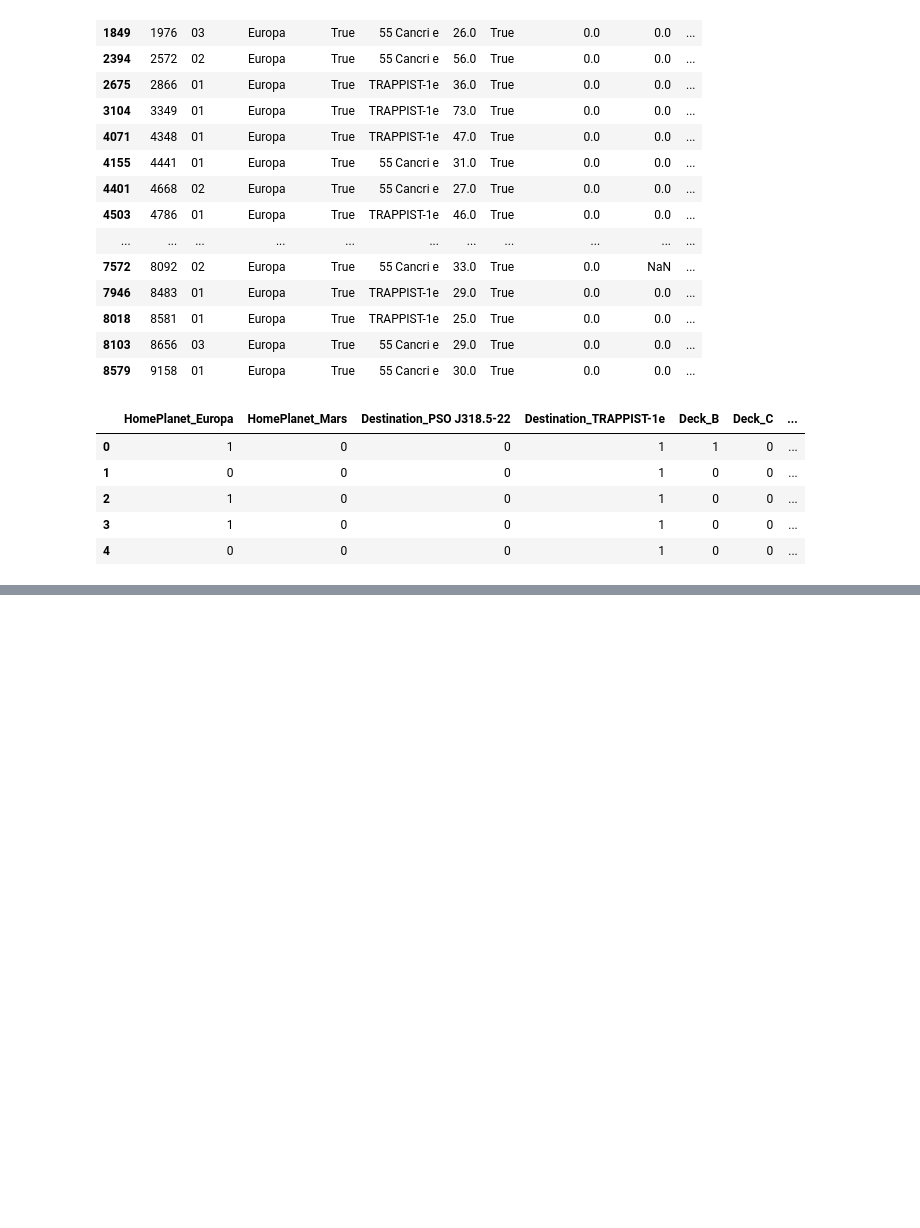
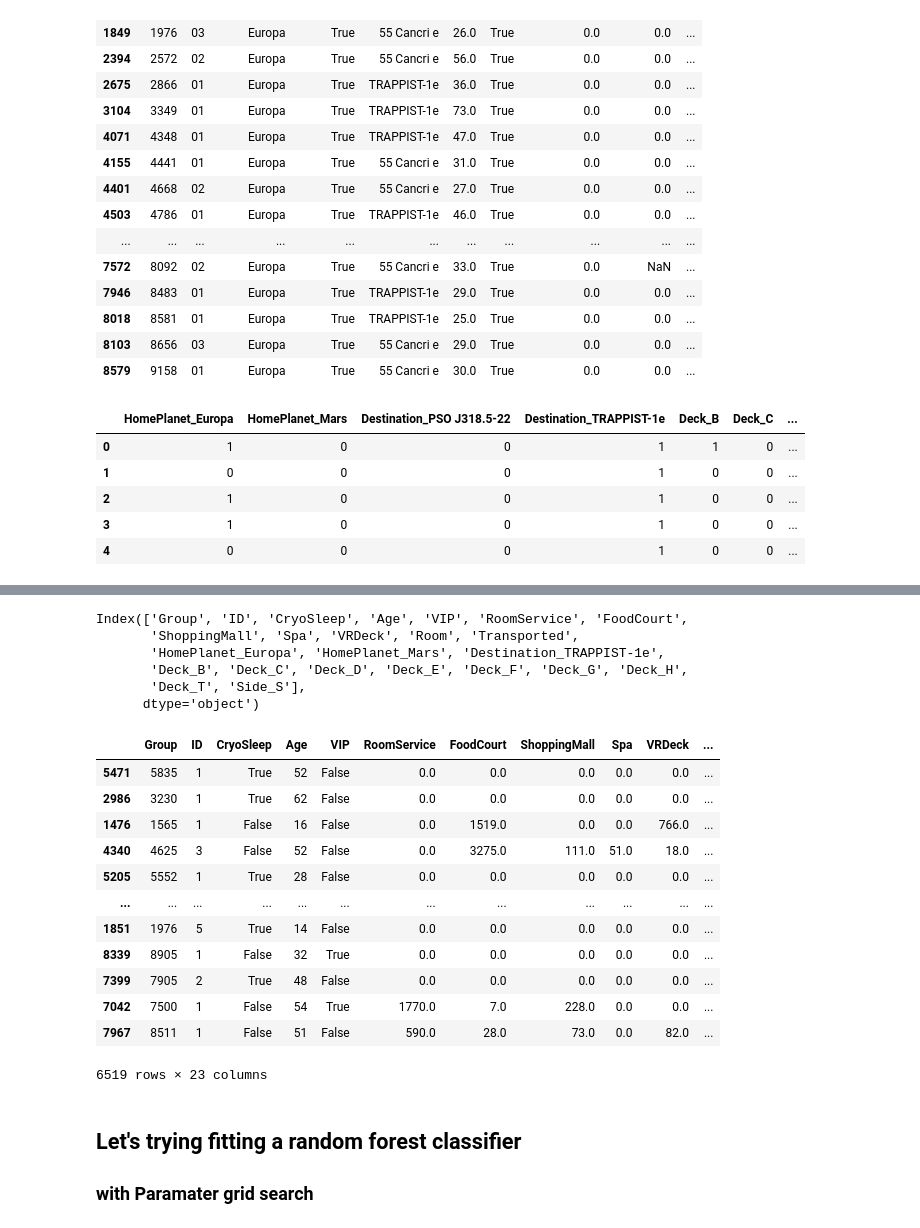
Before and after one commit to jmeisenh/SpaceTitanic, a Jupyter notebook: SpaceShipTitanicWorkflow.ipynb, the cells around one changed output, grey strips where cells are left out. Saved outputs shown, nothing was run; the diff lists cells and outputs as text; code cells hidden in the pictures; blank space fills up the shorter version.

Commit message:
first model random forest done

```diff
--- a/SpaceShipTitanicWorkflow.ipynb
+++ b/SpaceShipTitanicWorkflow.ipynb
@@ -961,0 +1017,6 @@ dtype: int64
+# %%
+# lets dummify text columns and drop first name last name and total spent
+dfCleaned = dfCleaned.drop(['FirstName', 'LastName', 'TotalSpent'], axis = 1)
+# %%
+dfCleanedDum = pd.get_dummies(dfCleaned, columns = ['HomePlanet', 'Destination', 'Deck', 'Side'], drop_first=True)
+dfCleanedDum
@@ -961,0 +1037,35 @@ dtype: int64
+# %%
+dfCleanedDum.columns
+# %% [output]
+Index(['Group', 'ID', 'CryoSleep', 'Age', 'VIP', 'RoomService', 'FoodCourt',
+       'ShoppingMall', 'Spa', 'VRDeck', 'Room', 'Transported',
+       'HomePlanet_Europa', 'HomePlanet_Mars', 'Destination_TRAPPIST-1e',
+       'Deck_B', 'Deck_C', 'Deck_D', 'Deck_E', 'Deck_F', 'Deck_G', 'Deck_H',
+       'Deck_T', 'Side_S'],
+      dtype='object')
+# %%
+# split data into test and train X and Y
+Y = dfCleanedDum.iloc[:,12 ]
+X = dfCleanedDum.drop(['Transported'], axis = 1)
+# %%
+from sklearn.model_selection import train_test_split
+x_train, x_test, y_train, y_test = train_test_split(X, Y)
+# %%
+x_train
+# %% [output]
+|  | Group | ID | CryoSleep | Age | VIP | RoomService | FoodCourt | ShoppingMall | Spa | VRDeck | ... |
+| 5471 | 5835 | 1 | True | 52 | False | 0.0 | 0.0 | 0.0 | 0.0 | 0.0 | ... |
+| 2986 | 3230 | 1 | True | 62 | False | 0.0 | 0.0 | 0.0 | 0.0 | 0.0 | ... |
+| 1476 | 1565 | 1 | False | 16 | False | 0.0 | 1519.0 | 0.0 | 0.0 | 766.0 | ... |
+| 4340 | 4625 | 3 | False | 52 | False | 0.0 | 3275.0 | 111.0 | 51.0 | 18.0 | ... |
+| 5205 | 5552 | 1 | True | 28 | False | 0.0 | 0.0 | 0.0 | 0.0 | 0.0 | ... |
+| ... | ... | ... | ... | ... | ... | ... | ... | ... | ... | ... | ... |
+| 1851 | 1976 | 5 | True | 14 | False | 0.0 | 0.0 | 0.0 | 0.0 | 0.0 | ... |
+| 8339 | 8905 | 1 | False | 32 | True | 0.0 | 0.0 | 0.0 | 0.0 | 0.0 | ... |
+| 7399 | 7905 | 2 | True | 48 | False | 0.0 | 0.0 | 0.0 | 0.0 | 0.0 | ... |
+| 7042 | 7500 | 1 | False | 54 | True | 1770.0 | 7.0 | 228.0 | 0.0 | 0.0 | ... |
+| 7967 | 8511 | 1 | False | 51 | False | 590.0 | 28.0 | 73.0 | 0.0 | 82.0 | ... |
+6519 rows × 23 columns
+# %% [markdown]
+## Let's trying fitting a random forest classifier
+### with Paramater grid search
```
Also changed, not shown: parts of 34 cells of this notebook.
